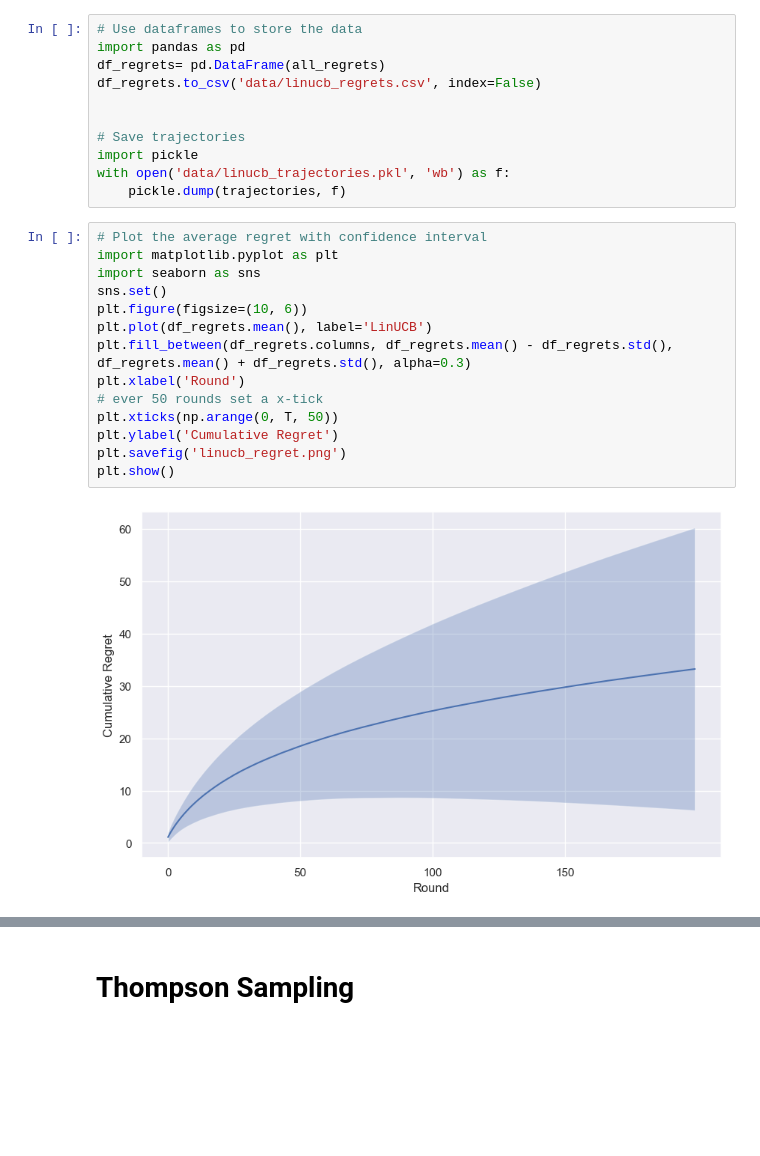
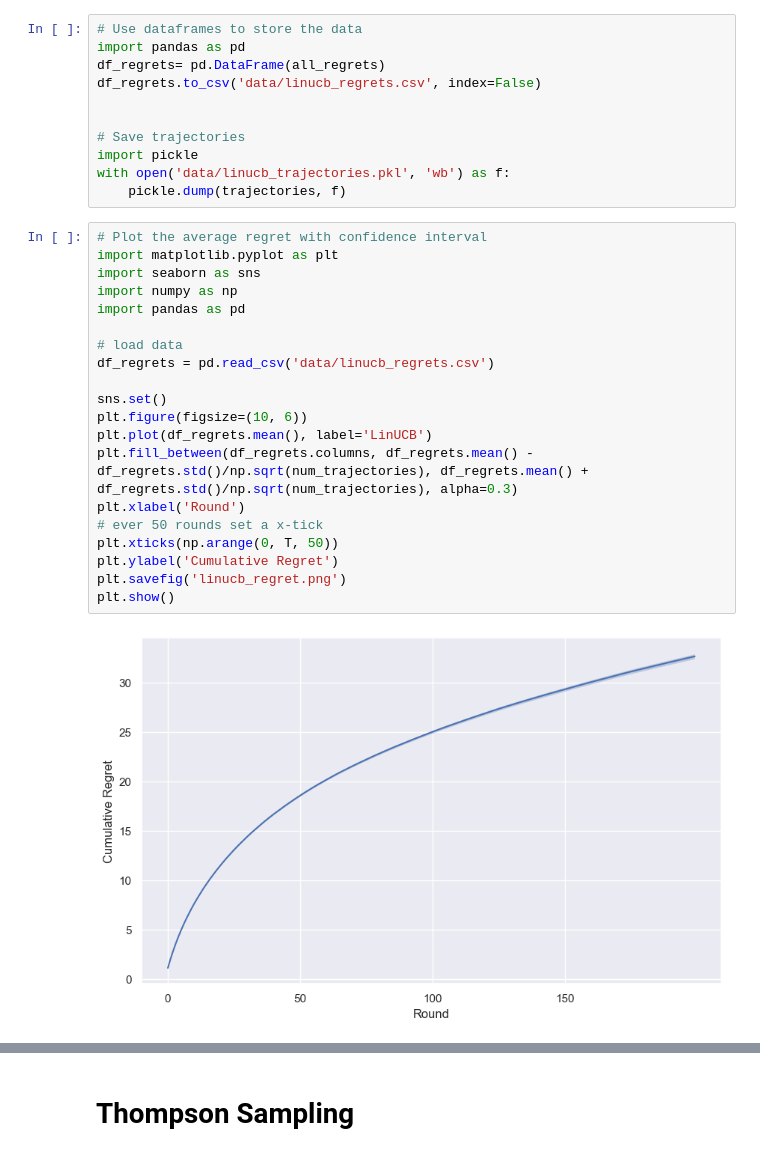
Before and after one commit to xjxyys/In-context-RL, a Jupyter notebook: experiment.ipynb, the cells around one changed output, grey strips where cells are left out. Saved outputs shown, nothing was run; the diff lists cells and outputs as text; blank space fills up the shorter version.

```diff
--- a/experiment.ipynb
+++ b/experiment.ipynb
@@ -67,19 +69,25 @@ with open('data/linucb_trajectories.pkl', 'wb') as f:
 # %%
 # Plot the average regret with confidence interval
 import matplotlib.pyplot as plt
 import seaborn as sns
+import numpy as np
+import pandas as pd
+
+# load data
+df_regrets = pd.read_csv('data/linucb_regrets.csv')
+
 sns.set()
 plt.figure(figsize=(10, 6))
 plt.plot(df_regrets.mean(), label='LinUCB')
-plt.fill_between(df_regrets.columns, df_regrets.mean() - df_regrets.std(), df_regrets.mean() + df_regrets.std(), alpha=0.3)
+plt.fill_between(df_regrets.columns, df_regrets.mean() - df_regrets.std()/np.sqrt(num_trajectories), df_regrets.mean() + df_regrets.std()/np.sqrt(num_trajectories), alpha=0.3)
 plt.xlabel('Round')
 # ever 50 rounds set a x-tick
 plt.xticks(np.arange(0, T, 50))
 plt.ylabel('Cumulative Regret')
 plt.savefig('linucb_regret.png')
 plt.show()
 # %% [output]
-[figure, old version]
+[figure, new version]
 # %%
 # 计算每一步的平均累计遗憾和标准差
 average_regrets = df_regrets.mean(axis=0)
```
Also changed, not shown: parts of 14 cells of this notebook, 10 other files.
